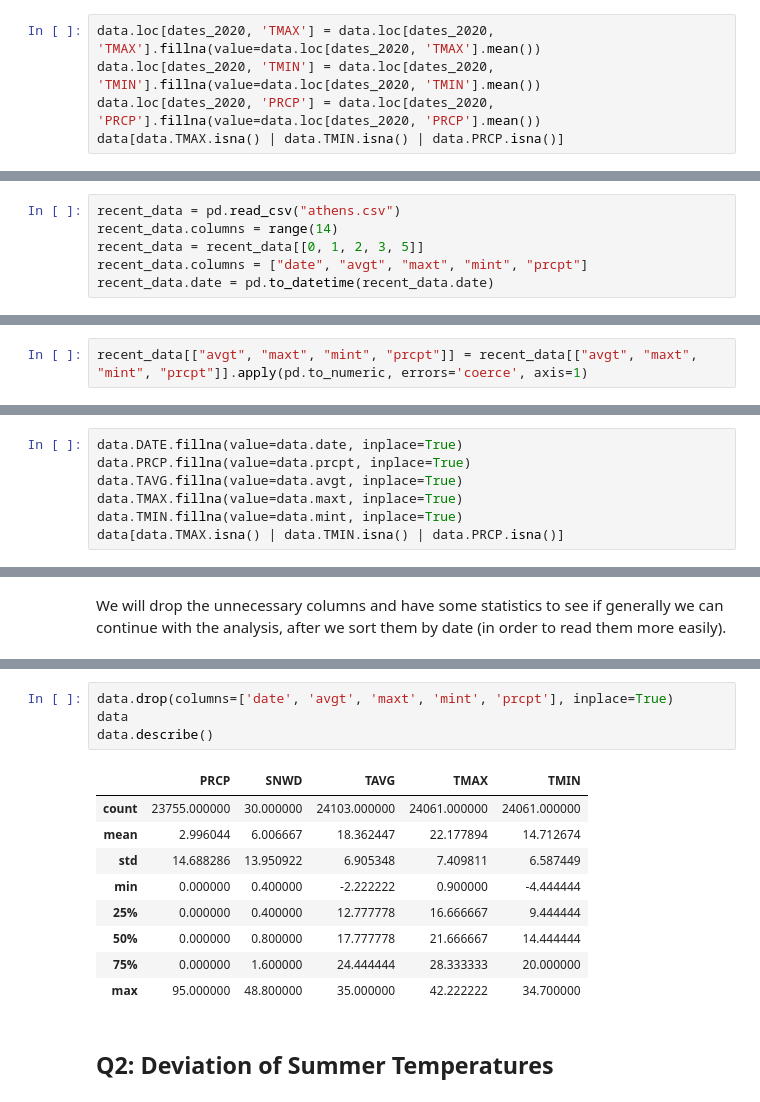
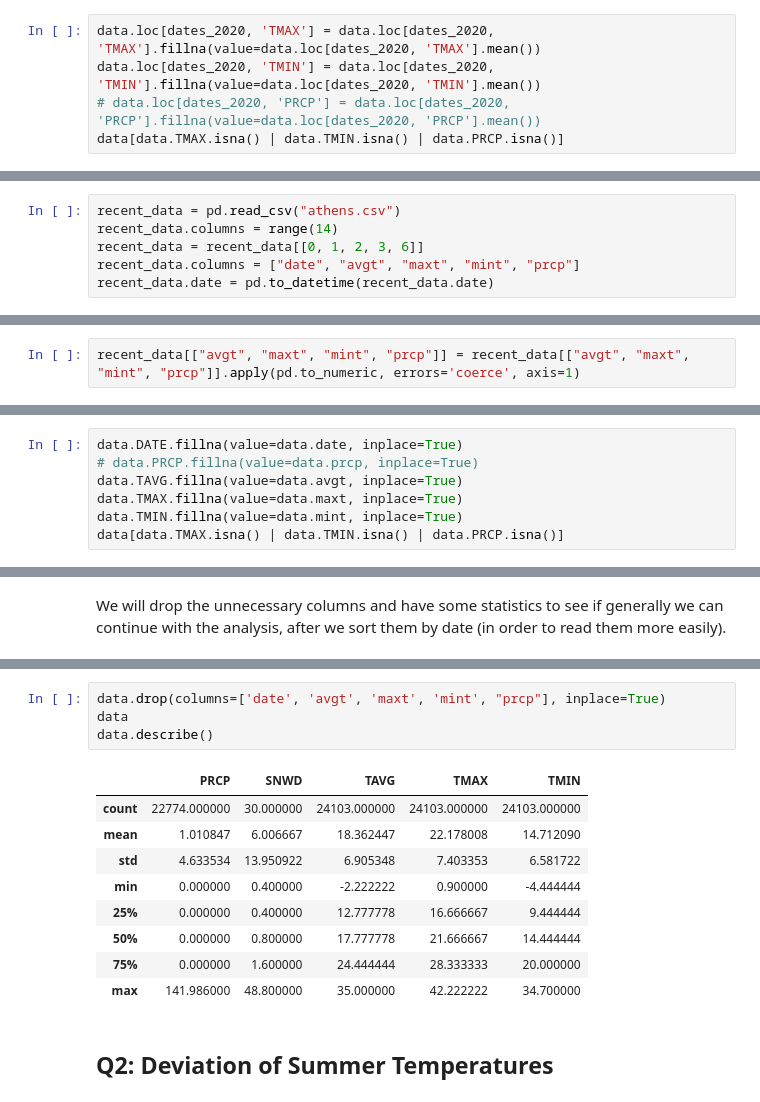
Before and after one commit to nataliaKat/Applied-ML-Assignments, a Jupyter notebook: assignment_01/assignment_01_Katsiapi_Natalia.ipynb, the cells around one changed output, grey strips where cells are left out. Saved outputs shown, nothing was run; the diff lists cells and outputs as text.

```diff
--- a/assignment_01/assignment_01_Katsiapi_Natalia.ipynb
+++ b/assignment_01/assignment_01_Katsiapi_Natalia.ipynb
@@ -170,7 +201,7 @@
 # %%
 data.loc[dates_2020, 'TMAX'] = data.loc[dates_2020, 'TMAX'].fillna(value=data.loc[dates_2020, 'TMAX'].mean())
 data.loc[dates_2020, 'TMIN'] = data.loc[dates_2020, 'TMIN'].fillna(value=data.loc[dates_2020, 'TMIN'].mean())
-data.loc[dates_2020, 'PRCP'] = data.loc[dates_2020, 'PRCP'].fillna(value=data.loc[dates_2020, 'PRCP'].mean())
+# data.loc[dates_2020, 'PRCP'] = data.loc[dates_2020, 'PRCP'].fillna(value=data.loc[dates_2020, 'PRCP'].mean())
 data[data.TMAX.isna() | data.TMIN.isna() | data.PRCP.isna()]
 # %% [output]
 |  | STATION | DATE | PRCP | SNWD | TAVG | TMAX | TMIN |
@@ -207,8 +238,8 @@ Name: DATE, Length: 23251, dtype: datetime64[ns]>
 # %%
 recent_data = pd.read_csv("athens.csv")
 recent_data.columns = range(14)
-recent_data = recent_data[[0, 1, 2, 3, 5]]
-recent_data.columns = ["date", "avgt", "maxt", "mint", "prcpt"]
+recent_data = recent_data[[0, 1, 2, 3, 6]]
+recent_data.columns = ["date", "avgt", "maxt", "mint", "prcp"]
 recent_data.date = pd.to_datetime(recent_data.date)
 # %% [markdown]
 If we see the data types, columns are not numeric, and can neither be converted due to line 513.
@@ -226,7 +257,7 @@ So, we will delete it.
 # %%
 recent_data.drop(recent_data[recent_data.avgt == "---"].index, inplace=True)
 # %%
-recent_data[["avgt", "maxt", "mint", "prcpt"]] = recent_data[["avgt", "maxt", "mint", "prcpt"]].apply(pd.to_numeric, errors='coerce', axis=1)
+recent_data[["avgt", "maxt", "mint", "prcp"]] = recent_data[["avgt", "maxt", "mint", "prcp"]].apply(pd.to_numeric, errors='coerce', axis=1)
 # %% [markdown]
 It would be easy to replace the part which is greater than 2010-01-02 with the recent dataset. However, as we see, they are not of the same shape.
 # %%
@@ -263,7 +294,7 @@ data.tail(10)
 | 24102 | NaN | NaT | NaN | NaN | NaN | NaN | NaN | 2018-09-17 | 26.3 | 26.3 | 26.2 | ... |
 # %%
 data.DATE.fillna(value=data.date, inplace=True)
-data.PRCP.fillna(value=data.prcpt, inplace=True)
+# data.PRCP.fillna(value=data.prcp, inplace=True)
 data.TAVG.fillna(value=data.avgt, inplace=True)
 data.TMAX.fillna(value=data.maxt, inplace=True)
 data.TMIN.fillna(value=data.mint, inplace=True)
@@ -318,18 +349,18 @@ data
 24103 rows × 12 columns
 # %%
-data.drop(columns=['date', 'avgt', 'maxt', 'mint', 'prcpt'], inplace=True)
+data.drop(columns=['date', 'avgt', 'maxt', 'mint', "prcp"], inplace=True)
 data
 data.describe()
 # %% [output]
 |  | PRCP | SNWD | TAVG | TMAX | TMIN |
-| count | 23755.000000 | 30.000000 | 24103.000000 | 24061.000000 | 24061.000000 |
-| mean | 2.996044 | 6.006667 | 18.362447 | 22.177894 | 14.712674 |
-| std | 14.688286 | 13.950922 | 6.905348 | 7.409811 | 6.587449 |
+| count | 22774.000000 | 30.000000 | 24103.000000 | 24103.000000 | 24103.000000 |
+| mean | 1.010847 | 6.006667 | 18.362447 | 22.178008 | 14.712090 |
+| std | 4.633534 | 13.950922 | 6.905348 | 7.403353 | 6.581722 |
 | min | 0.000000 | 0.400000 | -2.222222 | 0.900000 | -4.444444 |
 | 25% | 0.000000 | 0.400000 | 12.777778 | 16.666667 | 9.444444 |
 | 50% | 0.000000 | 0.800000 | 17.777778 | 21.666667 | 14.444444 |
 | 75% | 0.000000 | 1.600000 | 24.444444 | 28.333333 | 20.000000 |
-| max | 95.000000 | 48.800000 | 35.000000 | 42.222222 | 34.700000 |
+| max | 141.986000 | 48.800000 | 35.000000 | 42.222222 | 34.700000 |
 # %% [markdown]
 ## Q2: Deviation of Summer Temperatures
 # %% [markdown]
```
Also changed, not shown: parts of 29 cells of this notebook.
